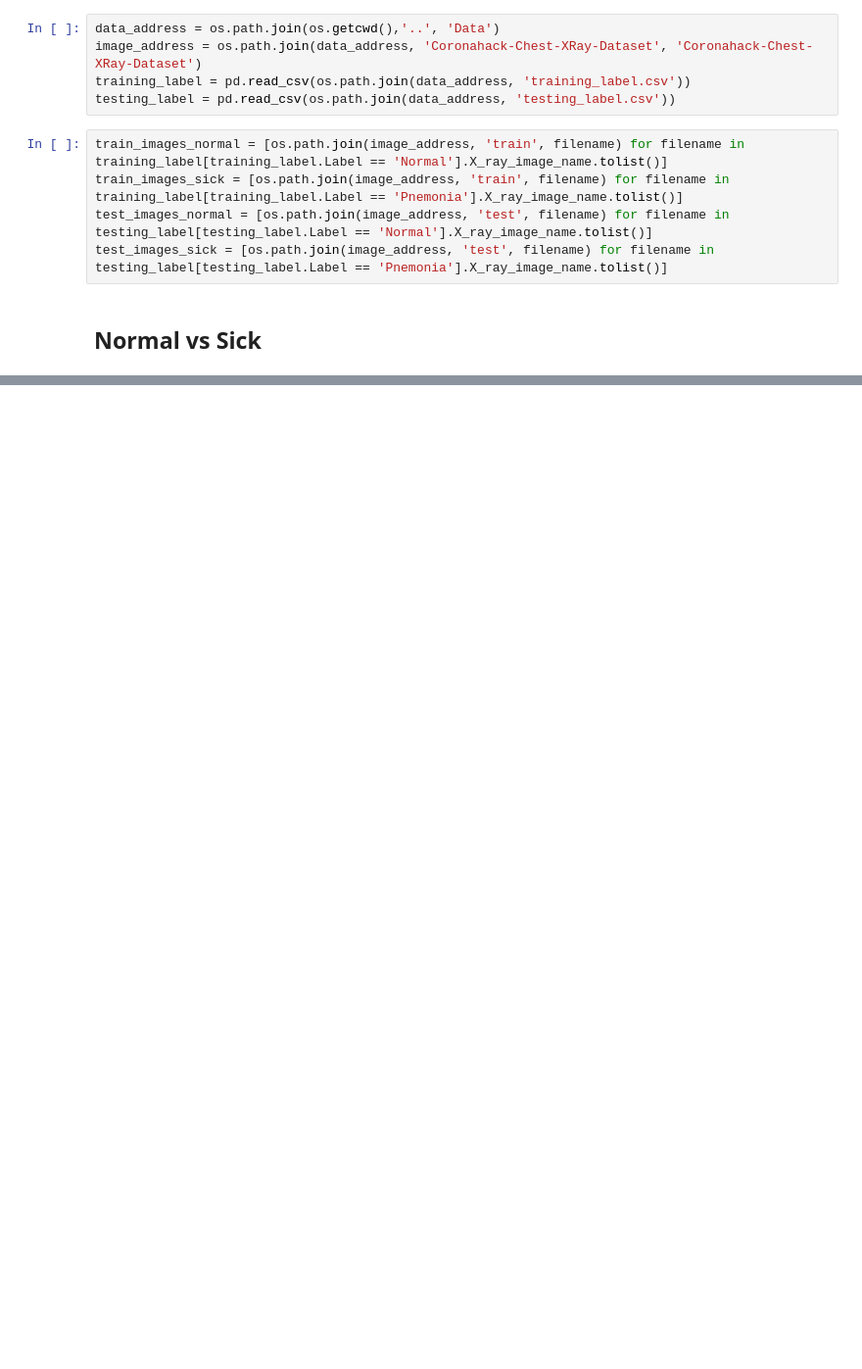
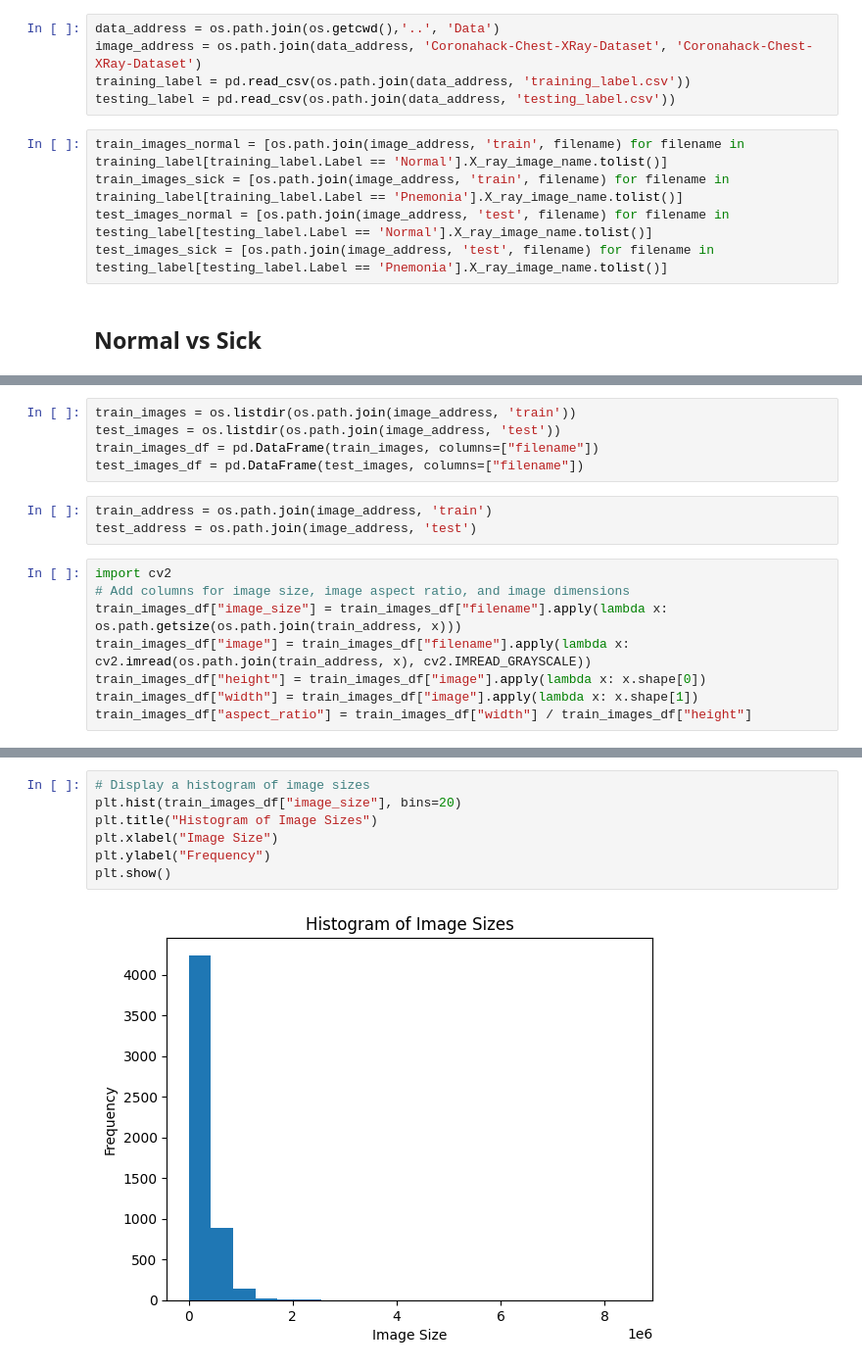
Before and after one commit to KelvinYQC/Covid_19_Classification, a Jupyter notebook: EDA/Hist_Comparison.ipynb, the cells around one changed output, grey strips where cells are left out. Shown at 98% size. Cells and saved outputs as stored; diff of their text form; blank space fills up the shorter version.

```diff
--- a/EDA/Hist_Comparison.ipynb
+++ b/EDA/Hist_Comparison.ipynb
@@ -82,0 +92,16 @@ for paths, lebel in [(train_images_normal[:6],"normal"), (test_images_sick[:6],
+# %%
+train_images = os.listdir(os.path.join(image_address, 'train'))
+test_images = os.listdir(os.path.join(image_address, 'test'))
+train_images_df = pd.DataFrame(train_images, columns=["filename"])
+test_images_df = pd.DataFrame(test_images, columns=["filename"])
+# %%
+train_address = os.path.join(image_address, 'train')
+test_address = os.path.join(image_address, 'test')
+# %%
+import cv2
+# Add columns for image size, image aspect ratio, and image dimensions
+train_images_df["image_size"] = train_images_df["filename"].apply(lambda x: os.path.getsize(os.path.join(train_address, x)))
+train_images_df["image"] = train_images_df["filename"].apply(lambda x: cv2.imread(os.path.join(train_address, x), cv2.IMREAD_GRAYSCALE))
+train_images_df["height"] = train_images_df["image"].apply(lambda x: x.shape[0])
+train_images_df["width"] = train_images_df["image"].apply(lambda x: x.shape[1])
+train_images_df["aspect_ratio"] = train_images_df["width"] / train_images_df["height"]
@@ -82,0 +130,9 @@ for paths, lebel in [(train_images_normal[:6],"normal"), (test_images_sick[:6],
+# %%
+# Display a histogram of image sizes
+plt.hist(train_images_df["image_size"], bins=20)
+plt.title("Histogram of Image Sizes")
+plt.xlabel("Image Size")
+plt.ylabel("Frequency")
+plt.show()
+# %% [output]
+[figure, added]
```
Also changed, not shown: parts of 13 cells of this notebook, 2 other files.
